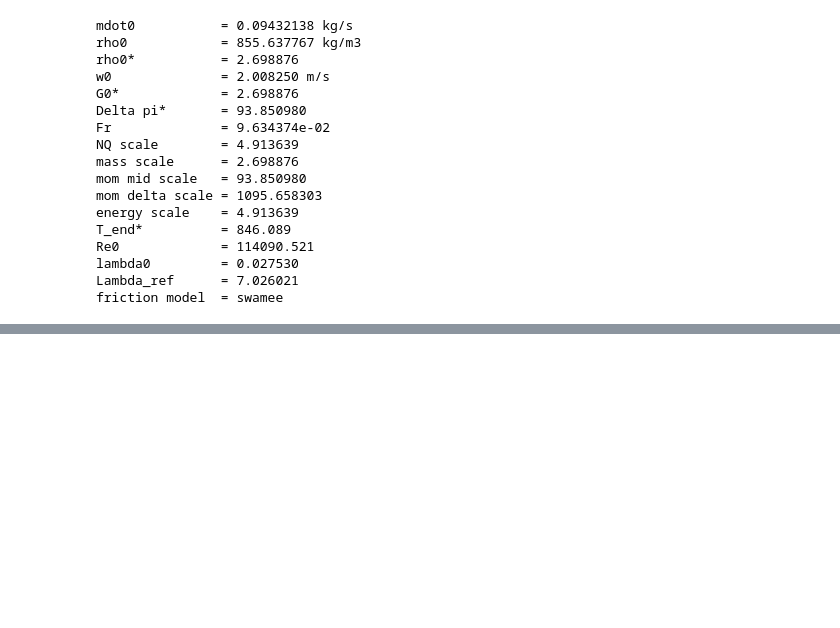
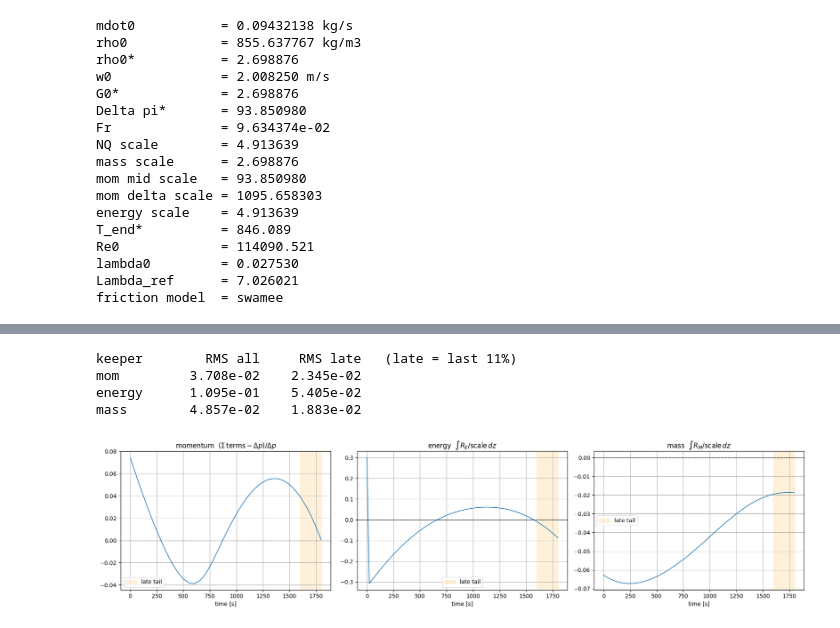
Before and after one commit to Suchotin/Supercritical_stability_PINN, a Jupyter notebook: pinn_v3b_imposed_dp_mom_normed copy.ipynb, the cells around one changed output, grey strips where cells are left out. Drawn from its saved outputs; the diff is of its cells as text; code cells hidden in the pictures; blank space fills up the shorter version.

```diff
--- a/pinn_v3b_imposed_dp_mom_normed copy.ipynb
+++ b/pinn_v3b_imposed_dp_mom_normed copy.ipynb
@@ -2239,0 +2364,46 @@ plot_extended_observation(obs)
+# %%
+# === Per-keeper diagnostic (cheap, no retraining) ==========================
+# For the CURRENT model, plot the SIGNED integral each keeper drives to zero,
+# vs time. Shows whether each conservation identity is violated and WHERE
+# (early vs the late tail where the flow drop lives). mean(profile**2) should
+# match the logged mom_int / energy_int / mass_int. Run after any training (or
+# even untrained, to see the starting imbalance).
+def keeper_diagnostic(physics, case, n_t=80, tail_frac=0.11):
+    prof = physics.keeper_time_profiles(n_t=n_t)
+    t = np.asarray(prof["t_sec"])
+    te = t.max()
+    late = t >= (1.0 - tail_frac) * te
+
+    panels = [
+        ("mom",    r"momentum  $(\Sigma\,\mathrm{terms}-\Delta p)/\Delta p$"),
+        ("energy", r"energy  $\int R_E/\mathrm{scale}\,dz$"),
+        ("mass",   r"mass  $\int R_M/\mathrm{scale}\,dz$"),
+    ]
+
+    fig, axes = plt.subplots(1, 3, figsize=(18, 4.5))
+    print(f"{'keeper':8s} {'RMS all':>12s} {'RMS late':>12s}   (late = last {tail_frac:.0%})")
+    for ax, (key, title) in zip(axes, panels):
+        y = np.asarray(prof[key])
+        rms_all = float(np.sqrt(np.mean(y ** 2)))
+        rms_late = float(np.sqrt(np.mean(y[late] ** 2)))
+        print(f"{key:8s} {rms_all:12.3e} {rms_late:12.3e}")
+        ax.plot(t, y, lw=1.2)
+        ax.axhline(0.0, ls="--", c="k", lw=0.8)
+        ax.axvspan((1.0 - tail_frac) * te, te, color="orange", alpha=0.15,
+                   label="late tail")
+        ax.set_title(title)
+        ax.set_xlabel("time [s]")
+        ax.grid(True)
+        ax.legend()
+    plt.tight_layout()
+    plt.show()
+    return prof
+
+
+_ = keeper_diagnostic(physics, case)
+# %% [output]
+keeper        RMS all     RMS late   (late = last 11%)
+mom         3.708e-02    2.345e-02
+energy      1.095e-01    5.405e-02
+mass        4.857e-02    1.883e-02
+[figure, added]
```
Also changed, not shown: parts of 18 cells of this notebook, 6 other files.
